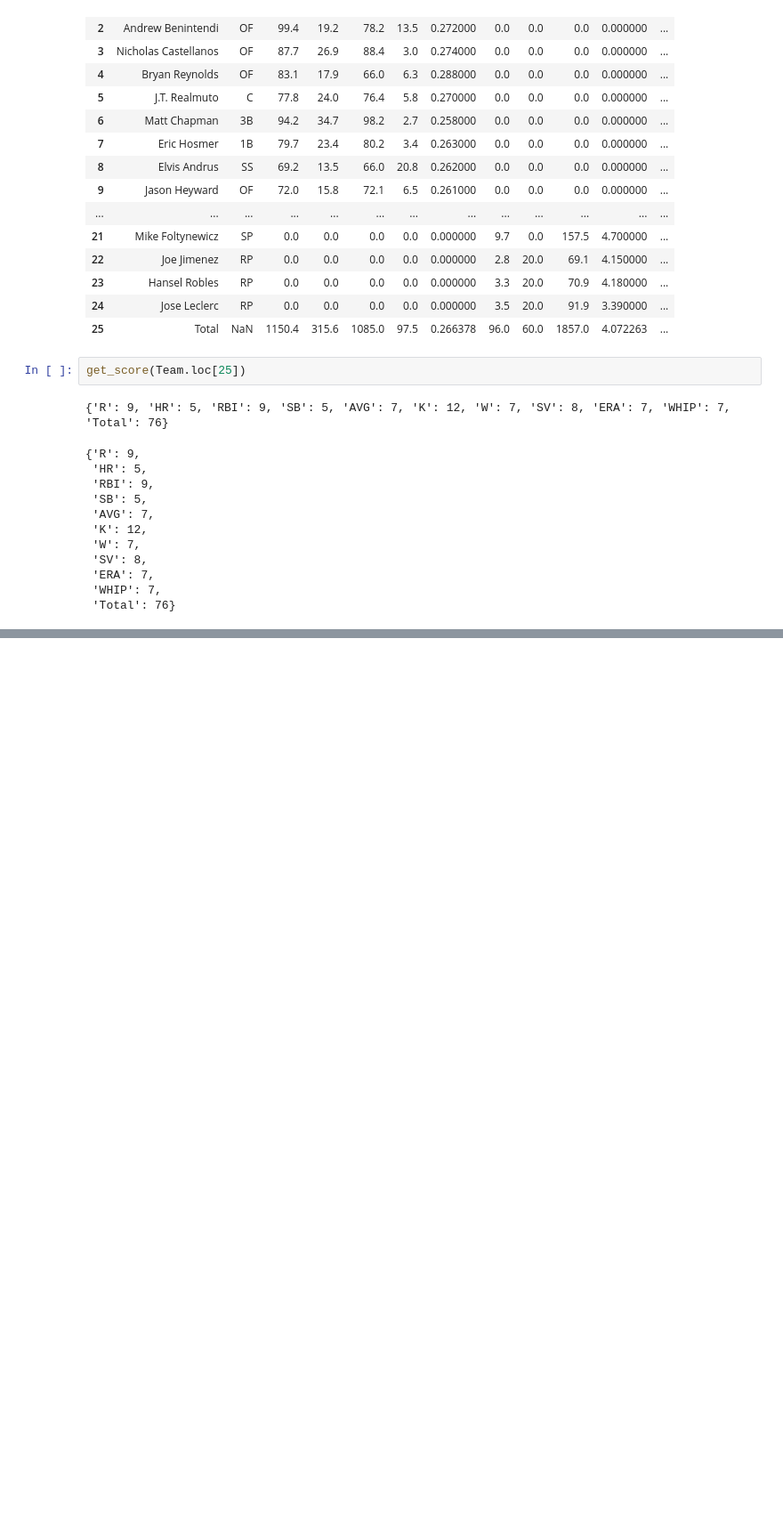
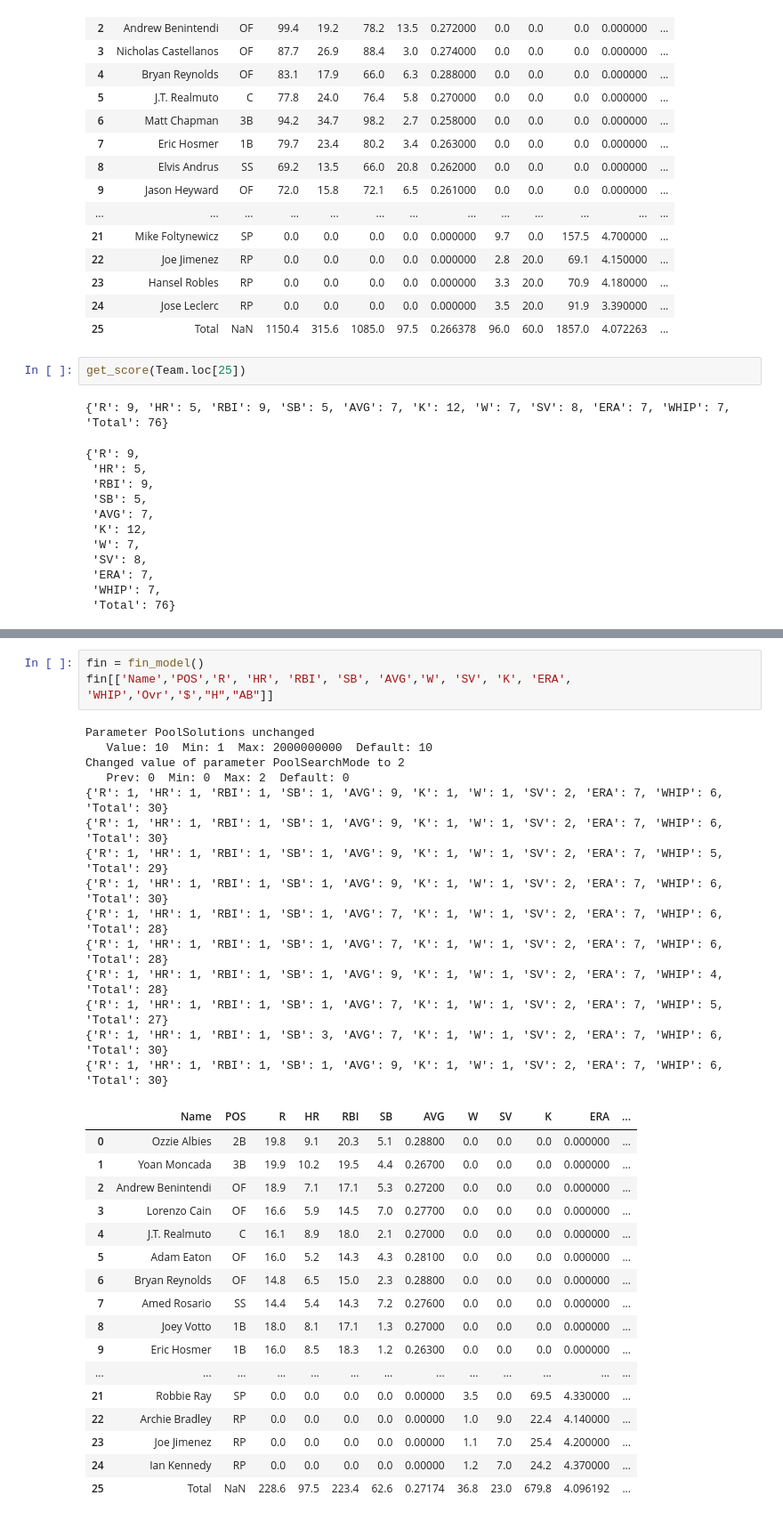
Before and after one commit to samozm/rotissarie_baseball, a Jupyter notebook: Baseball_Drafter.ipynb, the cells around one changed output, grey strips where cells are left out. Shown: that part at 89% size. Cells and saved outputs as stored; diff of their text form; blank space fills up the shorter version.

```diff
--- a/Baseball_Drafter.ipynb
+++ b/Baseball_Drafter.ipynb
@@ -1869,0 +1949,35 @@ get_score(Team.loc[25])
+# %%
+fin = fin_model()
+fin[['Name','POS','R', 'HR', 'RBI', 'SB', 'AVG','W', 'SV', 'K', 'ERA', 'WHIP','Ovr','$',"H","AB"]]
+# %% [output]
+Parameter PoolSolutions unchanged
+   Value: 10  Min: 1  Max: 2000000000  Default: 10
+Changed value of parameter PoolSearchMode to 2
+   Prev: 0  Min: 0  Max: 2  Default: 0
+{'R': 1, 'HR': 1, 'RBI': 1, 'SB': 1, 'AVG': 9, 'K': 1, 'W': 1, 'SV': 2, 'ERA': 7, 'WHIP': 6, 'Total': 30}
+{'R': 1, 'HR': 1, 'RBI': 1, 'SB': 1, 'AVG': 9, 'K': 1, 'W': 1, 'SV': 2, 'ERA': 7, 'WHIP': 6, 'Total': 30}
+{'R': 1, 'HR': 1, 'RBI': 1, 'SB': 1, 'AVG': 9, 'K': 1, 'W': 1, 'SV': 2, 'ERA': 7, 'WHIP': 5, 'Total': 29}
+{'R': 1, 'HR': 1, 'RBI': 1, 'SB': 1, 'AVG': 9, 'K': 1, 'W': 1, 'SV': 2, 'ERA': 7, 'WHIP': 6, 'Total': 30}
+{'R': 1, 'HR': 1, 'RBI': 1, 'SB': 1, 'AVG': 7, 'K': 1, 'W': 1, 'SV': 2, 'ERA': 7, 'WHIP': 6, 'Total': 28}
+{'R': 1, 'HR': 1, 'RBI': 1, 'SB': 1, 'AVG': 7, 'K': 1, 'W': 1, 'SV': 2, 'ERA': 7, 'WHIP': 6, 'Total': 28}
+{'R': 1, 'HR': 1, 'RBI': 1, 'SB': 1, 'AVG': 9, 'K': 1, 'W': 1, 'SV': 2, 'ERA': 7, 'WHIP': 4, 'Total': 28}
+{'R': 1, 'HR': 1, 'RBI': 1, 'SB': 1, 'AVG': 7, 'K': 1, 'W': 1, 'SV': 2, 'ERA': 7, 'WHIP': 5, 'Total': 27}
+{'R': 1, 'HR': 1, 'RBI': 1, 'SB': 3, 'AVG': 7, 'K': 1, 'W': 1, 'SV': 2, 'ERA': 7, 'WHIP': 6, 'Total': 30}
+{'R': 1, 'HR': 1, 'RBI': 1, 'SB': 1, 'AVG': 9, 'K': 1, 'W': 1, 'SV': 2, 'ERA': 7, 'WHIP': 6, 'Total': 30}
+|  | Name | POS | R | HR | RBI | SB | AVG | W | SV | K | ERA | ... |
+| 0 | Ozzie Albies | 2B | 19.8 | 9.1 | 20.3 | 5.1 | 0.28800 | 0.0 | 0.0 | 0.0 | 0.000000 | ... |
+| 1 | Yoan Moncada | 3B | 19.9 | 10.2 | 19.5 | 4.4 | 0.26700 | 0.0 | 0.0 | 0.0 | 0.000000 | ... |
+| 2 | Andrew Benintendi | OF | 18.9 | 7.1 | 17.1 | 5.3 | 0.27200 | 0.0 | 0.0 | 0.0 | 0.000000 | ... |
+| 3 | Lorenzo Cain | OF | 16.6 | 5.9 | 14.5 | 7.0 | 0.27700 | 0.0 | 0.0 | 0.0 | 0.000000 | ... |
+| 4 | J.T. Realmuto | C | 16.1 | 8.9 | 18.0 | 2.1 | 0.27000 | 0.0 | 0.0 | 0.0 | 0.000000 | ... |
+| 5 | Adam Eaton | OF | 16.0 | 5.2 | 14.3 | 4.3 | 0.28100 | 0.0 | 0.0 | 0.0 | 0.000000 | ... |
+| 6 | Bryan Reynolds | OF | 14.8 | 6.5 | 15.0 | 2.3 | 0.28800 | 0.0 | 0.0 | 0.0 | 0.000000 | ... |
+| 7 | Amed Rosario | SS | 14.4 | 5.4 | 14.3 | 7.2 | 0.27600 | 0.0 | 0.0 | 0.0 | 0.000000 | ... |
+| 8 | Joey Votto | 1B | 18.0 | 8.1 | 17.1 | 1.3 | 0.27000 | 0.0 | 0.0 | 0.0 | 0.000000 | ... |
+| 9 | Eric Hosmer | 1B | 16.0 | 8.5 | 18.3 | 1.2 | 0.26300 | 0.0 | 0.0 | 0.0 | 0.000000 | ... |
+| ... | ... | ... | ... | ... | ... | ... | ... | ... | ... | ... | ... | ... |
+| 21 | Robbie Ray | SP | 0.0 | 0.0 | 0.0 | 0.0 | 0.00000 | 3.5 | 0.0 | 69.5 | 4.330000 | ... |
+| 22 | Archie Bradley | RP | 0.0 | 0.0 | 0.0 | 0.0 | 0.00000 | 1.0 | 9.0 | 22.4 | 4.140000 | ... |
+| 23 | Joe Jimenez | RP | 0.0 | 0.0 | 0.0 | 0.0 | 0.00000 | 1.1 | 7.0 | 25.4 | 4.200000 | ... |
+| 24 | Ian Kennedy | RP | 0.0 | 0.0 | 0.0 | 0.0 | 0.00000 | 1.2 | 7.0 | 24.2 | 4.370000 | ... |
+| 25 | Total | NaN | 228.6 | 97.5 | 223.4 | 62.6 | 0.27174 | 36.8 | 23.0 | 679.8 | 4.096192 | ... |
```
Also changed, not shown: parts of 6 cells of this notebook.
